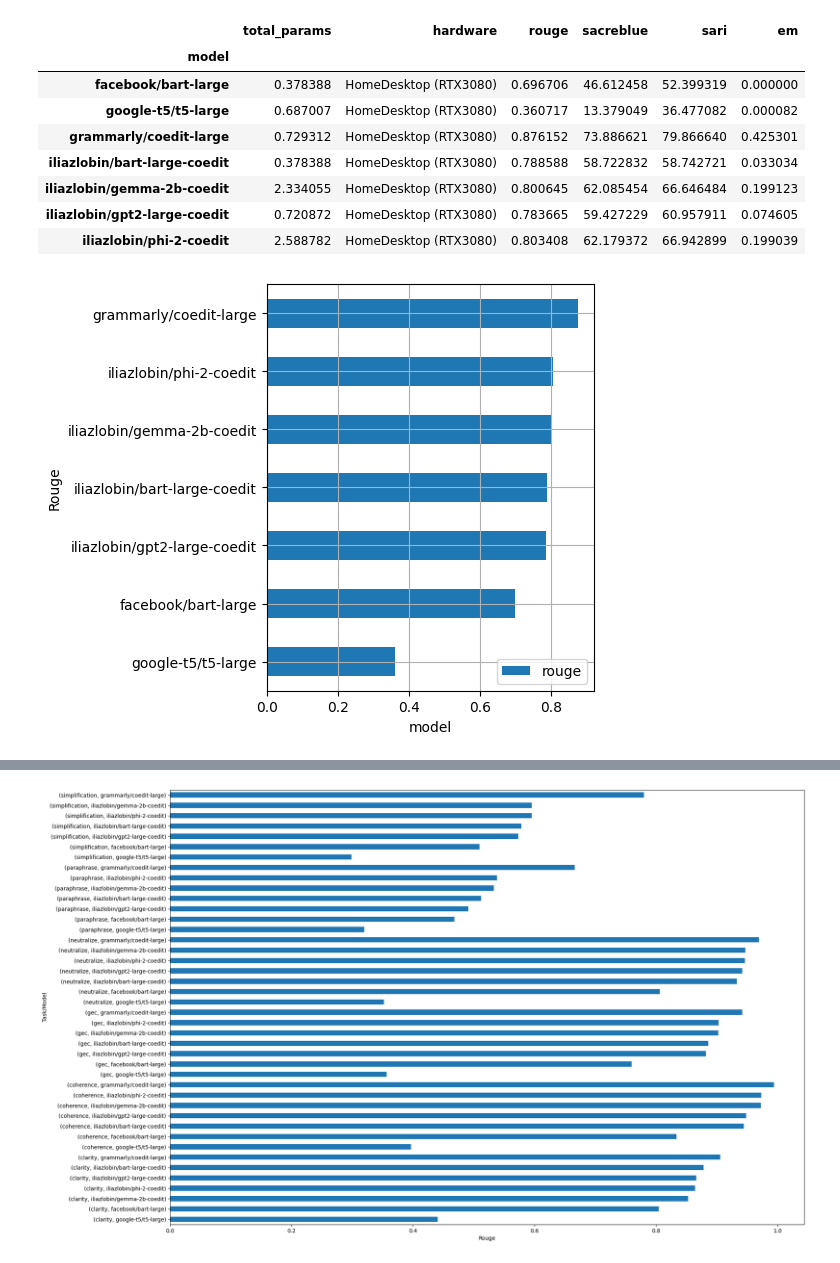
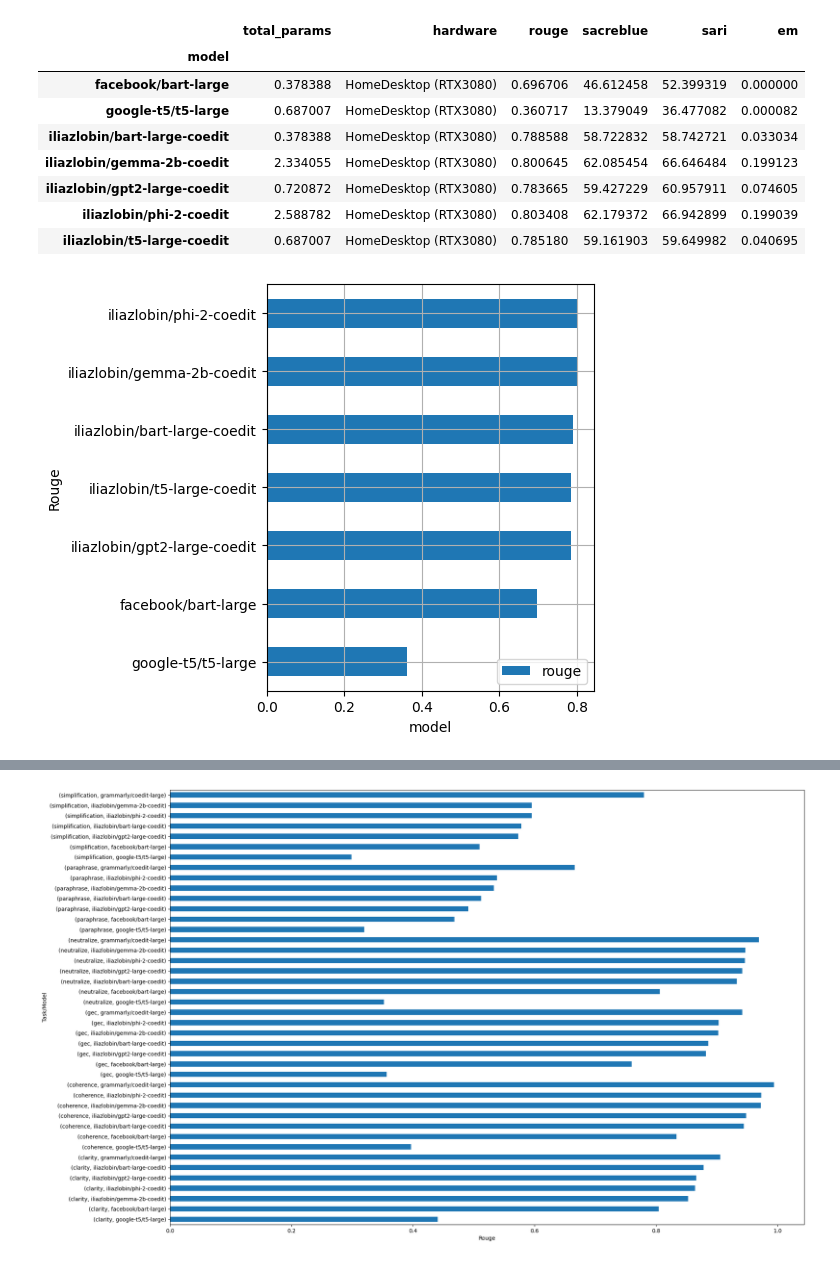
Before and after one commit to iliazlobin/transformers-labs, a Jupyter notebook: model-eval/analysis.ipynb, the cells around one changed output, grey strips where cells are left out. Cells and saved outputs as stored; diff of their text form; code cells hidden in the pictures.

Commit message:
finish eval of t5 large

```diff
--- a/model-eval/analysis.ipynb
+++ b/model-eval/analysis.ipynb
@@ -66,34 +66,34 @@ aggregated_df.head(10)
 # %%
-mean_aggregated_df = df.groupby(["model"]).agg(
+score_agg_df = df.groupby(["model"]).agg(
     {
         "total_params": [("params, B", lambda x: (x.iloc[0] / 1024**3))],
         "hardware": "first",
         "score.rouge.rouge1": "mean",
         "score.sacreblue.score": "mean",
         "score.sari.sari": "mean",
         "score.em.exact_match": "mean",
     }
 )
-mean_aggregated_df = mean_aggregated_df.rename(columns={"score.rouge.rouge1": "rouge"})
-mean_aggregated_df = mean_aggregated_df.rename(columns={"score.sacreblue.score": "sacreblue"})
-mean_aggregated_df = mean_aggregated_df.rename(columns={"score.sari.sari": "sari"})
-mean_aggregated_df = mean_aggregated_df.rename(columns={"score.em.exact_match": "em"})
-mean_aggregated_df.columns = [col[0] for col in mean_aggregated_df.columns.values]
-mean_aggregated_df.head(10)
+score_agg_df = score_agg_df.rename(columns={"score.rouge.rouge1": "rouge"})
+score_agg_df = score_agg_df.rename(columns={"score.sacreblue.score": "sacreblue"})
+score_agg_df = score_agg_df.rename(columns={"score.sari.sari": "sari"})
+score_agg_df = score_agg_df.rename(columns={"score.em.exact_match": "em"})
+score_agg_df.columns = [col[0] for col in score_agg_df.columns.values]
+score_agg_df.head(10)
 # %% [output]
 |  | total_params | hardware | rouge | sacreblue | sari | em |
 | model |  |  |  |  |  |  |
 | facebook/bart-large | 0.378388 | HomeDesktop (RTX3080) | 0.696706 | 46.612458 | 52.399319 | 0.000000 |
 | google-t5/t5-large | 0.687007 | HomeDesktop (RTX3080) | 0.360717 | 13.379049 | 36.477082 | 0.000082 |
-| grammarly/coedit-large | 0.729312 | HomeDesktop (RTX3080) | 0.876152 | 73.886621 | 79.866640 | 0.425301 |
 | iliazlobin/bart-large-coedit | 0.378388 | HomeDesktop (RTX3080) | 0.788588 | 58.722832 | 58.742721 | 0.033034 |
 | iliazlobin/gemma-2b-coedit | 2.334055 | HomeDesktop (RTX3080) | 0.800645 | 62.085454 | 66.646484 | 0.199123 |
 | iliazlobin/gpt2-large-coedit | 0.720872 | HomeDesktop (RTX3080) | 0.783665 | 59.427229 | 60.957911 | 0.074605 |
 | iliazlobin/phi-2-coedit | 2.588782 | HomeDesktop (RTX3080) | 0.803408 | 62.179372 | 66.942899 | 0.199039 |
+| iliazlobin/t5-large-coedit | 0.687007 | HomeDesktop (RTX3080) | 0.785180 | 59.161903 | 59.649982 | 0.040695 |
 # %%
 import matplotlib.pyplot as plt
 
-sorted_df = mean_aggregated_df.sort_values(by=['rouge'], ascending=True)
+sorted_df = score_agg_df.sort_values(by=['rouge'], ascending=True)
 sorted_df['rouge'].plot.barh()
 
 # plt.rcdefaults()
@@ -108,7 +108,7 @@ plt.tight_layout(rect=[0.1, 2, 1, 3])
 
 plt.show()
 # %% [output]
-[figure, old version]
+[figure, new version]
 # %%
 import matplotlib.pyplot as plt
 
```
Also changed, not shown: parts of 11 cells of this notebook, 11 other files.
